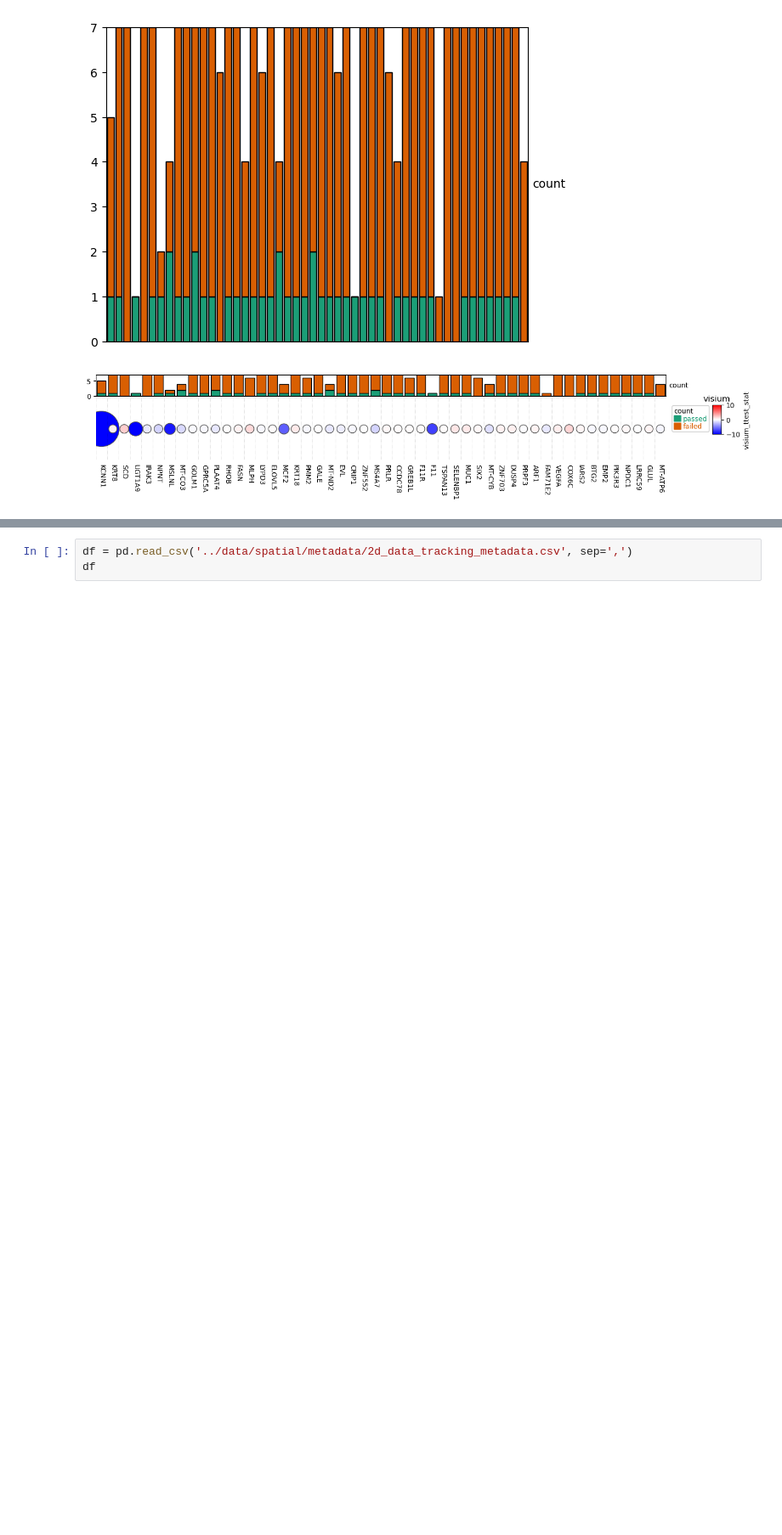
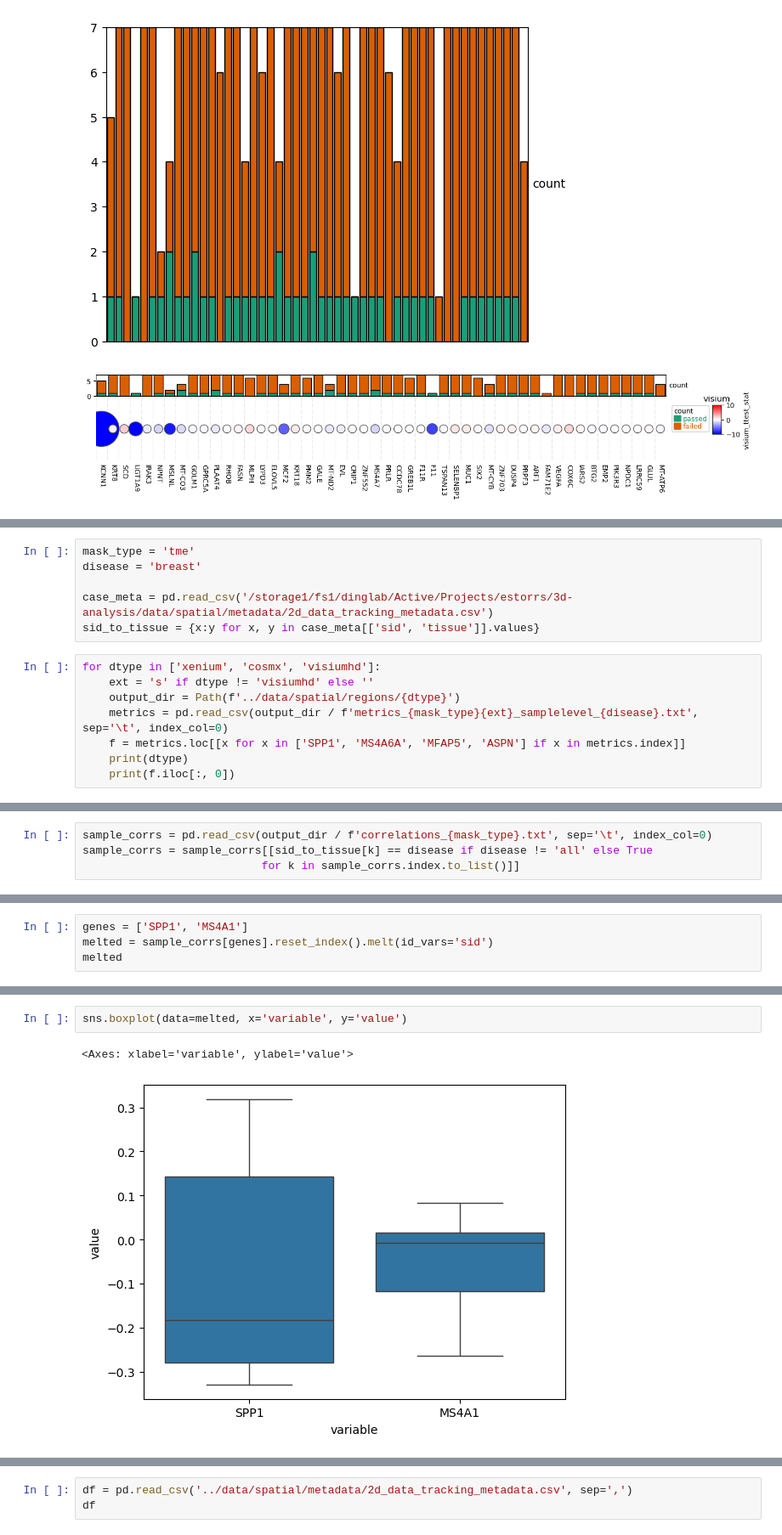
Before and after one commit to estorrs/3d-analysis, a Jupyter notebook: notebooks/4_deg_ranking.ipynb, the cells around one changed output, grey strips where cells are left out. Shown at 85% size. Saved outputs shown, nothing was run; the diff lists cells and outputs as text; blank space fills up the shorter version.

```diff
--- a/notebooks/4_deg_ranking.ipynb
+++ b/notebooks/4_deg_ranking.ipynb
@@ -456,0 +566,14 @@ Estimated legend width: 16.758333333333333 mm
+# %%
+mask_type = 'tme'
+disease = 'breast'
+
+case_meta = pd.read_csv('/storage1/fs1/dinglab/Active/Projects/estorrs/3d-analysis/data/spatial/metadata/2d_data_tracking_metadata.csv')
+sid_to_tissue = {x:y for x, y in case_meta[['sid', 'tissue']].values}
+# %%
+for dtype in ['xenium', 'cosmx', 'visiumhd']:
+    ext = 's' if dtype != 'visiumhd' else ''
+    output_dir = Path(f'../data/spatial/regions/{dtype}')
+    metrics = pd.read_csv(output_dir / f'metrics_{mask_type}{ext}_samplelevel_{disease}.txt', sep='\t', index_col=0)
+    f = metrics.loc[[x for x in ['SPP1', 'MS4A6A', 'MFAP5', 'ASPN'] if x in metrics.index]]
+    print(dtype)
+    print(f.iloc[:, 0])
@@ -456,0 +623,4 @@ Estimated legend width: 16.758333333333333 mm
+# %%
+sample_corrs = pd.read_csv(output_dir / f'correlations_{mask_type}.txt', sep='\t', index_col=0)
+sample_corrs = sample_corrs[[sid_to_tissue[k] == disease if disease != 'all' else True
+                           for k in sample_corrs.index.to_list()]]
@@ -456,0 +649,4 @@ Estimated legend width: 16.758333333333333 mm
+# %%
+genes = ['SPP1', 'MS4A1']
+melted = sample_corrs[genes].reset_index().melt(id_vars='sid')
+melted
@@ -456,0 +671,5 @@ Estimated legend width: 16.758333333333333 mm
+# %%
+sns.boxplot(data=melted, x='variable', y='value')
+# %% [output]
+<Axes: xlabel='variable', ylabel='value'>
+[figure, added]
```
Also changed, not shown: parts of 16 cells of this notebook, 5 other files.
